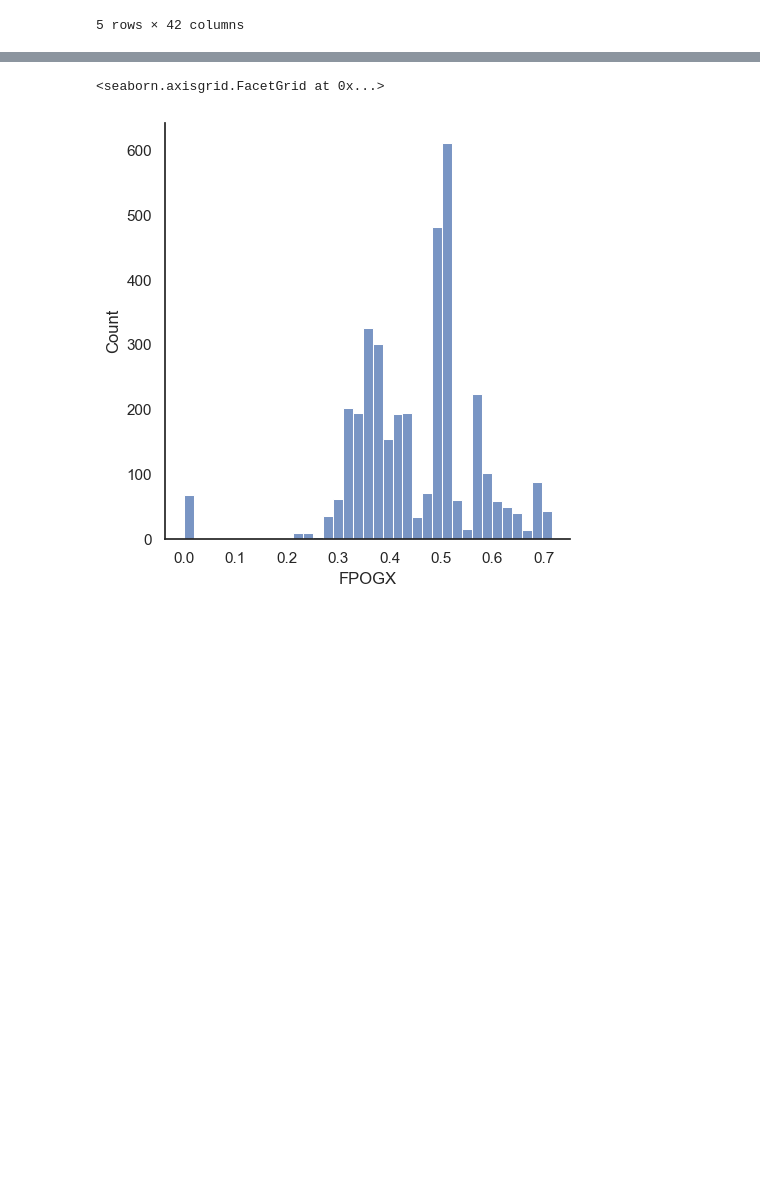
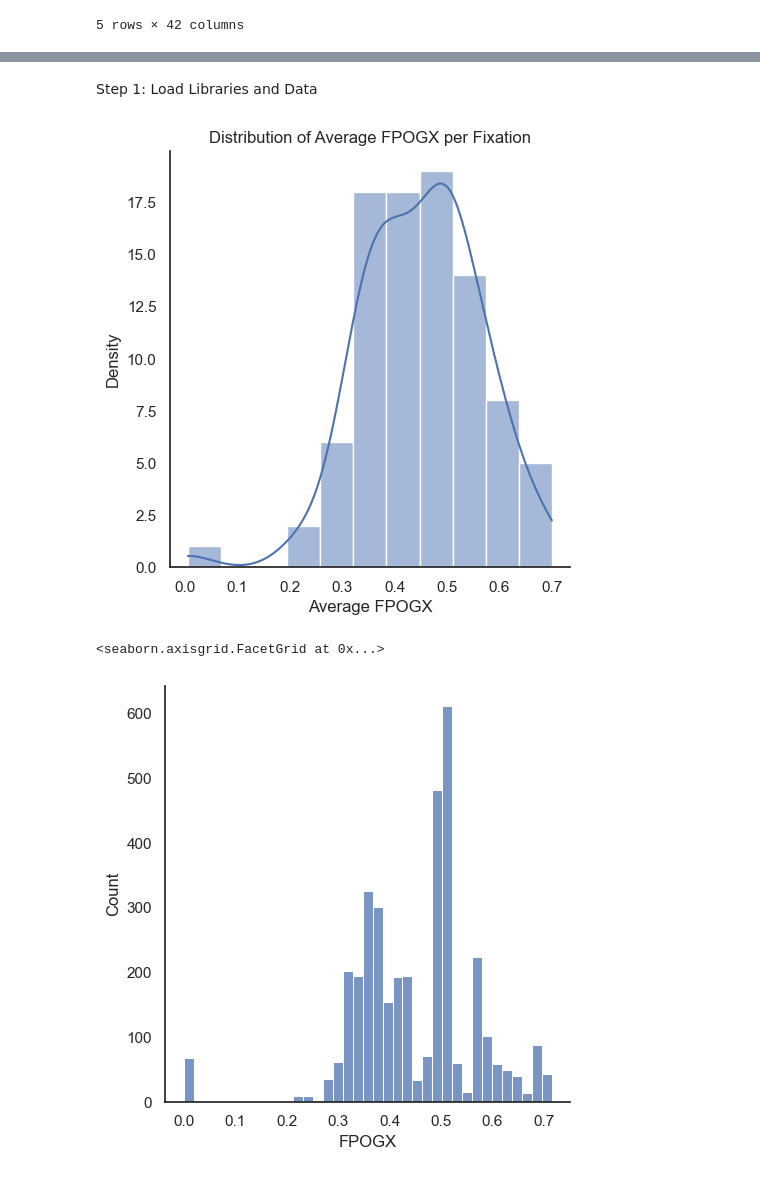
Before and after one commit to MaxBhdt/2024SoSe_EyeTracking, a Jupyter notebook: Lab/Experiment Pilot plot.ipynb, the cells around one changed output, grey strips where cells are left out. Cells and saved outputs as stored; diff of their text form; code cells hidden in the pictures; blank space fills up the shorter version.

```diff
--- a/Lab/Experiment Pilot plot.ipynb
+++ b/Lab/Experiment Pilot plot.ipynb
@@ -11,19 +22,16 @@ sns.set_style("white")
 # %%
-# File paths
-tsv_file = '.\\subject-Claudius.tsv'
-log_file = '.\\subject-Claudius_log.txt'
-csv_file = '.\\subject-Claudius.csv'
 
-#import CSV
-# loop to define,and append the variables into a list.
-df = []
-amt = 4 # The amount of properly labeled csv files
-for n in range(amt):
-    #d = pd.read_csv(fr'.\\subject-{n+1}.tsv', sep='\t')
-    d = pd.read_csv(fr'.\\subject-patrick.tsv', sep='\t')
-    #F-strings ('f' before the opening quotation mark) provide a way to embed variables and expressions directly within strings.
-    df.append(d)
-    #If you want to call subject3 (df3), you can call df[3], if you want df5, call df[5], etc.
-    # Test whether data is a Pandas DataFrame
-    assert isinstance(df[n], pd.DataFrame) == True
+
+# #import CSV
+# # loop to define,and append the variables into a list.
+# df = []
+# amt = 4 # The amount of properly labeled tsv files
+# for n in range(amt):
+#     #d = pd.read_csv(fr'.\\subject-{n+1}.tsv', sep='\t')
+#     d = pd.read_csv(fr'.\\Participant_data/subject-Claudius.tsv', sep='\t')
+#     #F-strings ('f' before the opening quotation mark) provide a way to embed variables and expressions directly within strings.
+#     df.append(d)
+#     #If you want to call subject3 (df3), you can call df[3], if you want df5, call df[5], etc.
+#     # Test whether data is a Pandas DataFrame
+#     assert isinstance(df[n], pd.DataFrame) == True
 # %%
@@ -46,3 +103,16 @@ data.head(5)
+# %% [markdown]
+Step 1: Load Libraries and Data
+# %%
+df_fixations = df[0].groupby('FPOGID')['FPOGX'].mean().reset_index()
+
+# Plot the distribution using seaborn's displot
+sns.displot(df_fixations, x='FPOGX', kde=True)
+plt.title('Distribution of Average FPOGX per Fixation')
+plt.xlabel('Average FPOGX')
+plt.ylabel('Density')
+plt.show()
+# %% [output]
+[figure, added]
 # %%
 #test the dataset with a displot
 #Use FPOGID instead of count to get Valid Counts (One fixation gets many counts)
```
Also changed, not shown: parts of 7 cells of this notebook, 12 other files.
